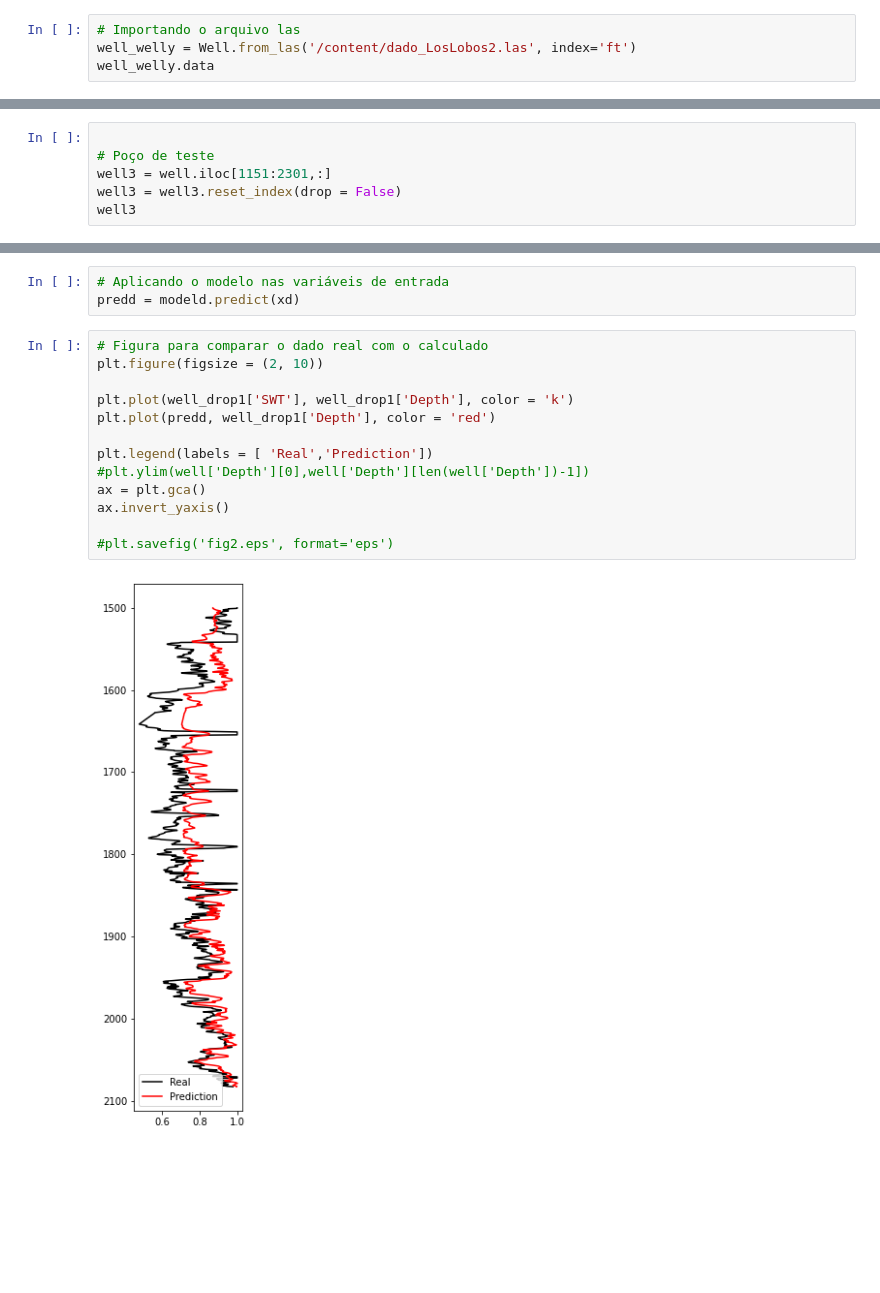
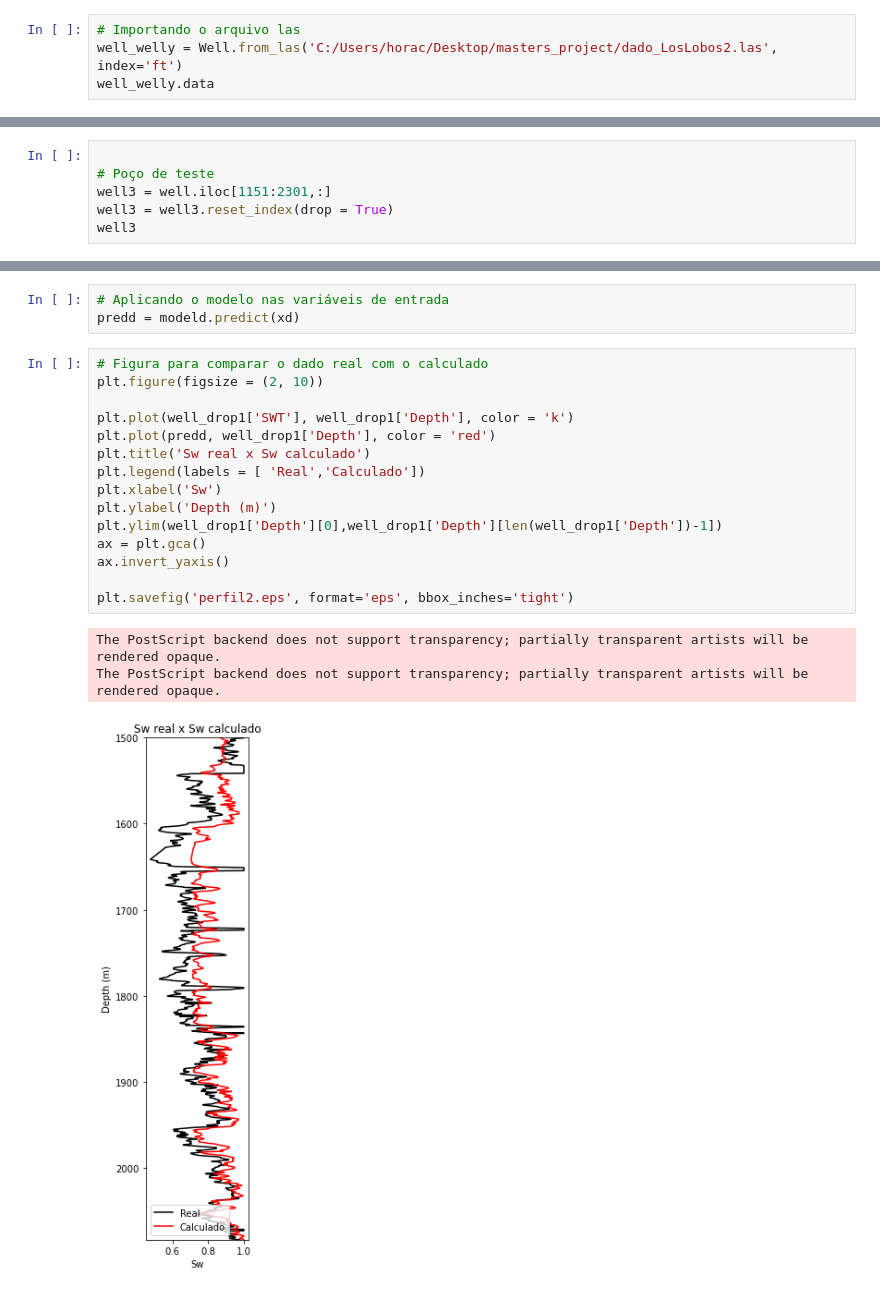
Before and after one commit to horaciosrf/masters_project, a Jupyter notebook: testes.ipynb, the cells around one changed output, grey strips where cells are left out. Saved outputs shown, nothing was run; the diff lists cells and outputs as text; blank space fills up the shorter version.

```diff
--- a/testes.ipynb
+++ b/testes.ipynb
@@ -55,6 +39,6 @@ from ann_visualizer.visualize import ann_viz
 ### Carregamento e pré processamento dos dados
 # %%
 # Importando o arquivo las
-well_welly = Well.from_las('/content/dado_LosLobos2.las', index='ft')
+well_welly = Well.from_las('C:/Users/horac/Desktop/masters_project/dado_LosLobos2.las', index='ft')
 well_welly.data
 # %% [output]
@@ -178,6 +166,6 @@ well2
 
 # Poço de teste
 well3 = well.iloc[1151:2301,:]
-well3 = well3.reset_index(drop = False)
+well3 = well3.reset_index(drop = True)
 well3
 # %% [output]
@@ -577,18 +569,22 @@ predd = modeld.predict(xd)
 # %%
 # Figura para comparar o dado real com o calculado
 plt.figure(figsize = (2, 10))
 
 plt.plot(well_drop1['SWT'], well_drop1['Depth'], color = 'k')
 plt.plot(predd, well_drop1['Depth'], color = 'red')
-
-plt.legend(labels = [ 'Real','Prediction'])
-#plt.ylim(well['Depth'][0],well['Depth'][len(well['Depth'])-1])
+plt.title('Sw real x Sw calculado')
+plt.legend(labels = [ 'Real','Calculado'])
+plt.xlabel('Sw')
+plt.ylabel('Depth (m)')
+plt.ylim(well_drop1['Depth'][0],well_drop1['Depth'][len(well_drop1['Depth'])-1])
 ax = plt.gca()
 ax.invert_yaxis()
 
-#plt.savefig('fig2.eps', format='eps')
+plt.savefig('perfil2.eps', format='eps', bbox_inches='tight')
 # %% [output]
+The PostScript backend does not support transparency; partially transparent artists will be rendered opaque.
+The PostScript backend does not support transparency; partially transparent artists will be rendered opaque.
-[figure, old version]
+[figure, new version]
 # %%
 xd2 = well_drop2[['NPHI','LL8C']]
 xd2[['NPHI','LL8C']] = scaler.fit_transform(xd2[['NPHI','LL8C']])
```
Also changed, not shown: parts of 22 cells of this notebook, 11 other files.
